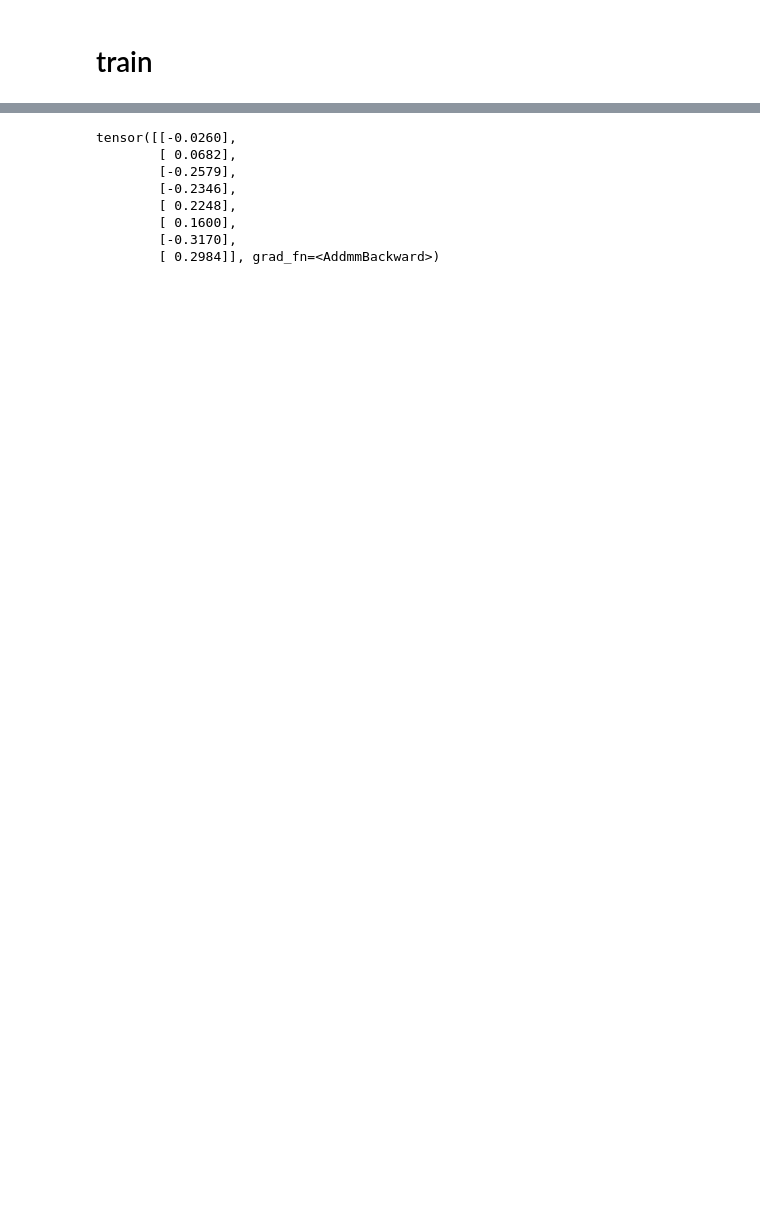
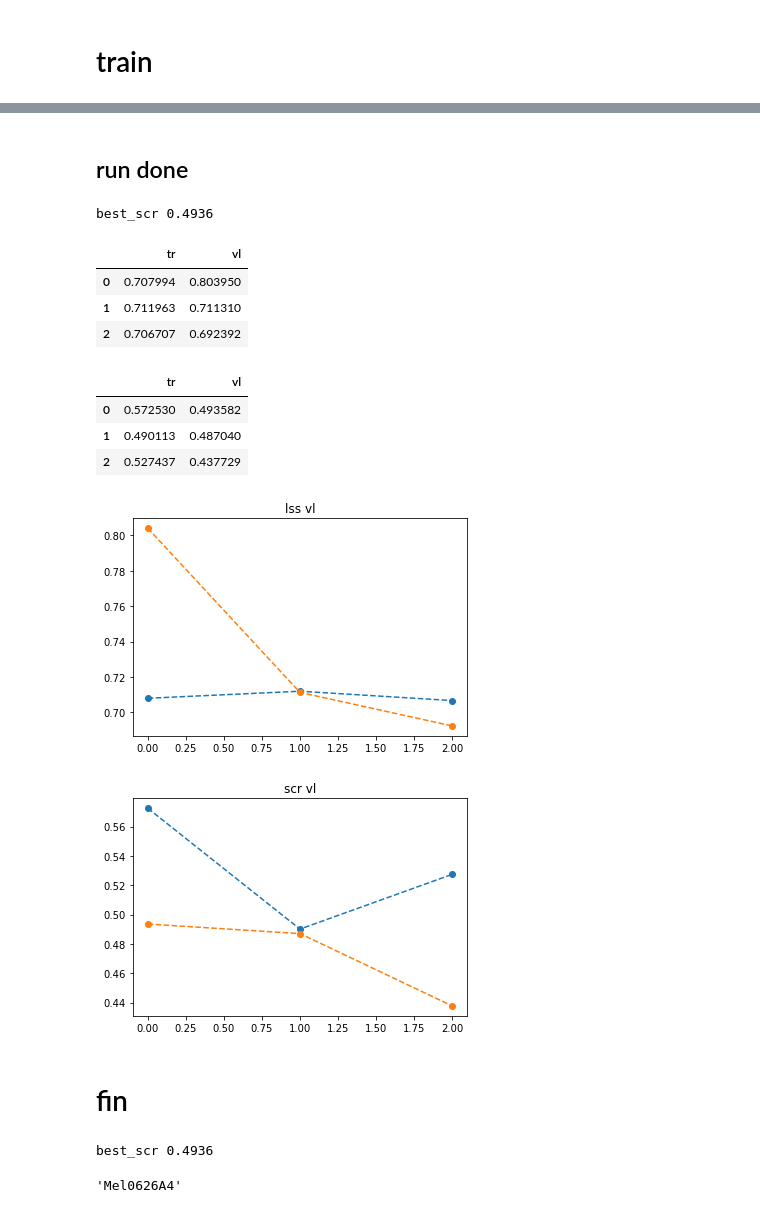
Before and after one commit to yang-zhang/siim-isic-melanoma-classification, a Jupyter notebook: working/Mel0626A4__deving.ipynb, the cells around one changed output, grey strips where cells are left out. Saved outputs shown, nothing was run; the diff lists cells and outputs as text; code cells hidden in the pictures; blank space fills up the shorter version.

```diff
--- a/working/Mel0626A4__deving.ipynb
+++ b/working/Mel0626A4__deving.ipynb
@@ -215,9 +242,11 @@ Loaded pretrained weights for efficientnet-b0
 tr,vl=fld2trvl[FLD2USE]
 dftr=dftrn.iloc[tr]
 dfvl=dftrn.iloc[vl]
+ystr=dftr.target.values
+ysvl=dfvl.target.values
 print(len(dftr), len(dfvl))
-dstr = MelDataset([ims_pil[o] for o in tr], dftr.target.values)
-dsvl = MelDataset([ims_pil[o] for o in vl], dfvl.target.values)
+dstr = MelDataset([ims_pil[o] for o in tr], ystr)
+dsvl = MelDataset([ims_pil[o] for o in vl], ysvl)
 print(len(dstr), len(dsvl))
 dltr = DataLoader(dstr, batch_size=BS,   shuffle=True,  num_workers=4, pin_memory=PIN_MEM)
 dlvl = DataLoader(dsvl, batch_size=BS*2, shuffle=False, num_workers=4, pin_memory=PIN_MEM)
@@ -231,0 +258,21 @@ mdl, optimizer = amp.initialize(mdl, optimizer, opt_level=opt_level)
+# %%
+def evaluate(ys, model, dl):
+    with torch.no_grad():
+        model.eval()
+        prd = []
+        for step, batch in enumerate(dl):
+            xb, yb=(o.to(device) for o in batch)
+            prdb = model(xb)
+            prd.append(prdb.cpu().detach().numpy())
+        prd = np.concatenate(prd)
+        lss = F.binary_cross_entropy_with_logits(torch.tensor(prd),torch.tensor(ys).unsqueeze(1)).item()
+        scr = roc_auc(ys, prd)
+    return lss, scr
+# %%
+mdl = EfficientNet.from_pretrained(ARCH, num_classes=1)
+mdl = mdl.to(device)
+
+opt = optim.SGD(mdl.parameters(), lr=LR, momentum=MOMENTUM, weight_decay=WD)
+# schdl = optim.lr_scheduler.ReduceLROnPlateau(optimizer, mode='min', factor=PLTFACTOR, patience=PATIENCE, min_lr=MIN_LR, verbose=True)
+
+mdl, opt = amp.initialize(mdl, opt, opt_level='O1', verbosity=0)
@@ -255,11 +339,29 @@ loss
-# %%
-prdb
-# %% [output]
-tensor([[-0.0260],
-        [ 0.0682],
-        [-0.2579],
-        [-0.2346],
-        [ 0.2248],
-        [ 0.1600],
-        [-0.3170],
-        [ 0.2984]], grad_fn=<AddmmBackward>)
+# %% [markdown]
+## run done
+# %%
+print(f'best_scr {best_scr:.4f}')
+# %% [output]
+best_scr 0.4936
+# %%
+pd.DataFrame(stats['lss'])
+# %% [output]
+|  | tr | vl |
+| 0 | 0.707994 | 0.803950 |
+| 1 | 0.711963 | 0.711310 |
+| 2 | 0.706707 | 0.692392 |
+# %%
+pd.DataFrame(stats['scr'])
+# %% [output]
+|  | tr | vl |
+| 0 | 0.572530 | 0.493582 |
+| 1 | 0.490113 | 0.487040 |
+| 2 | 0.527437 | 0.437729 |
+# %%
+for k,v in stats.items():
+    for tv,vs in v.items():
+        plt.title(f'{k} {tv}')
+        plt.plot(vs, 'o--')
+    plt.show()
+# %% [output]
+[figure, added]
+[figure, added]
@@ -265,0 +370,10 @@ tensor([[-0.0260],
+# %% [markdown]
+# fin
+# %%
+print(f'best_scr {best_scr:.4f}')
+# %% [output]
+best_scr 0.4936
+# %%
+PRFX
+# %% [output]
+'Mel0626A4'
```
Also changed, not shown: parts of 19 cells of this notebook, 2 other files.
